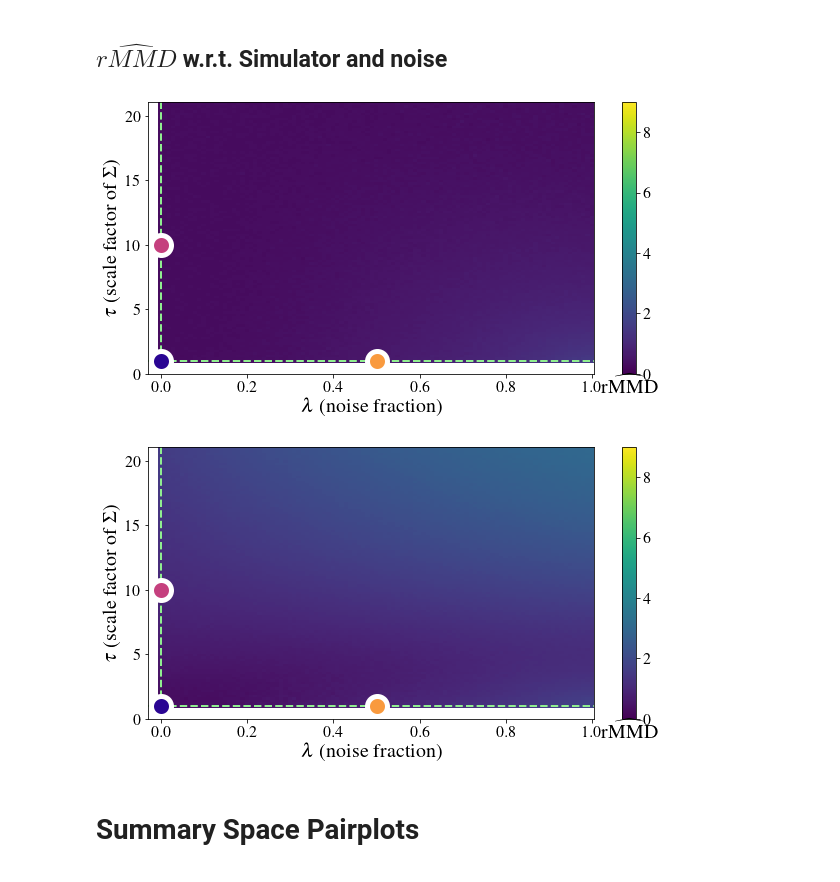
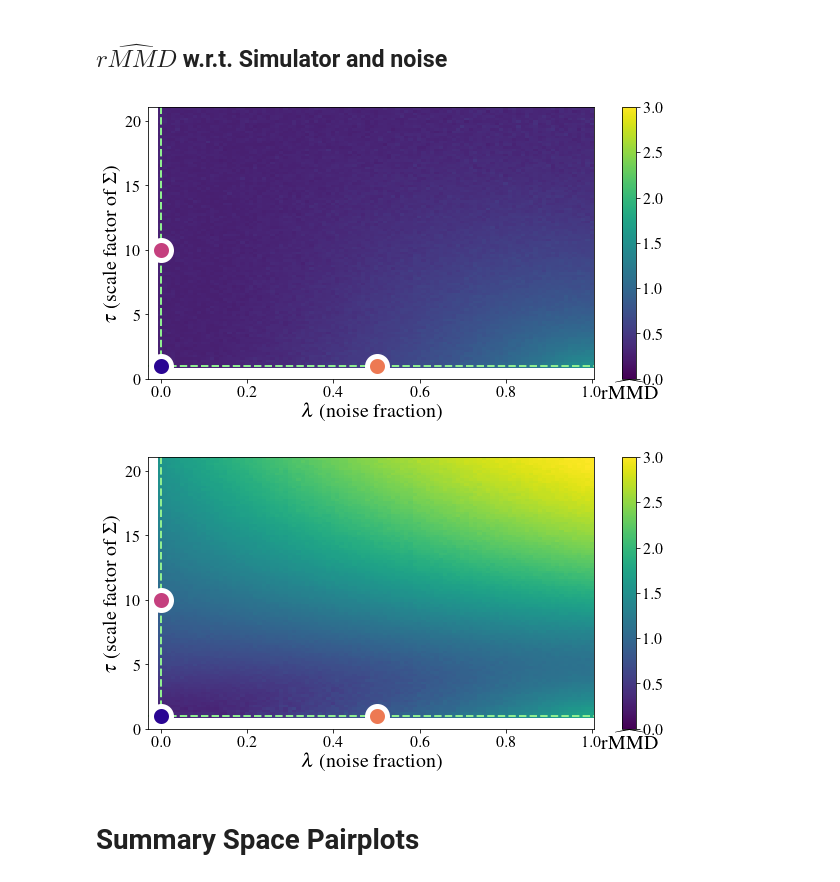
Before and after one commit to marvinschmitt/ModelMisspecificationBF, a Jupyter notebook: abf_mvn_means.ipynb, the cells around one changed output. Cells and saved outputs as stored; diff of their text form; code cells hidden in the pictures.

```diff
--- a/abf_mvn_means.ipynb
+++ b/abf_mvn_means.ipynb
@@ -36,8 +36,8 @@ from bayesflow.applications.simulators import GaussianMeanSimulator, Multivariat
 from abf_functions import *
 
 
-RERUN_GRID_EXPERIMENT = True
-RERUN_MMD_ERROR_EXPERIMENT = True
+RERUN_GRID_EXPERIMENT = False
+RERUN_MMD_ERROR_EXPERIMENT = False
 # %%
 plt.rcParams.update({
     "axes.labelsize" : 20,
@@ -69,10 +69,10 @@ colors = build_viridis_palette(20, base_palette="plasma")
 # %%
 color_codes = {
     "Prior location" : colors[4],
-    "Prior scale" : colors[18],
+    "Prior scale" : colors[17],
     "Prior location + scale" : colors[11],
     "Simulator" : colors[9],
-    "Noise" : colors[15],
+    "Noise" : colors[13],
     "No MMS" : colors[0]
 }
 sns.palplot(color_codes.values())
@@ -545,7 +545,7 @@ if RERUN_GRID_EXPERIMENT:
 
 MMD = np.load(f"data/MMD_grid_experiments/MVN_MMD_grid_sufficient_likelihood_noise.npy")
 plt.figure(figsize=(10, 5))
-plt.pcolor(lamda_list, tau_list, MMD.T, shading="nearest", rasterized=True, vmin=0, vmax=9)
+plt.pcolor(lamda_list, tau_list, MMD.T, shading="nearest", rasterized=True, vmin=0, vmax=3)
 
 plt.xlabel(r"$\lambda$ (noise fraction)")
 plt.ylabel(r"$\tau$ (scale factor of $\Sigma$)")
@@ -573,7 +573,7 @@ cbar.ax.set_xlabel(r"$\widehat{\mathrm{rMMD}}$")
 
 plt.savefig(f"plots/abf_mvn_means_sufficient_mmd_grid_likelihood_noise.{FILEFORMAT}", bbox_inches="tight", dpi=DPI)
 # %% [output]
-[figure, old version]
+[figure, new version]
 # %%
 n_tau = 101
 n_lamda = 101
@@ -606,35 +606,35 @@ if RERUN_GRID_EXPERIMENT:
 
 
 MMD = np.load(f"data/MMD_grid_experiments/MVN_MMD_grid_overcomplete_likelihood_noise.npy")
 plt.figure(figsize=(10, 5))
-plt.pcolor(lamda_list, tau_list, MMD.T, shading="nearest", rasterized=True, vmin=0, vmax=9)
+plt.pcolor(lamda_list, tau_list, MMD.T, shading="nearest", rasterized=True, vmin=0, vmax=3)
 
 plt.xlabel(r"$\lambda$ (noise fraction)")
 plt.ylabel(r"$\tau$ (scale factor of $\Sigma$)")
 
 plt.axvline(x=0.0, linestyle="--", color="lightgreen", alpha=1.00, linewidth=2)
 plt.axhline(y=1.0, linestyle="--", color="lightgreen", alpha=1.00, linewidth=2)
 
 
 plt.plot(0.5, 1, linewidth=10, alpha=1.0,
          marker="o", markersize=20, markeredgewidth=5.0, markeredgecolor="white", markerfacecolor = color_codes["Noise"]
         )
 plt.plot(0, 1, linewidth=10, alpha=1.0,
          marker="o", markersize=20, markeredgewidth=5.0, markeredgecolor="white", markerfacecolor = color_codes["No MMS"]
         )
 plt.plot(0, 10, linewidth=10, alpha=1.0,
          marker=MarkerStyle("o"), markersize=20, markeredgewidth=5.0, markeredgecolor="white", markerfacecolor = color_codes["Simulator"]
         )
 
 plt.xlim(-0.03)
 plt.ylim(0)
 
 cbar = plt.colorbar()
 cbar.ax.set_xlabel(r"$\widehat{\mathrm{rMMD}}$")
 
 plt.savefig(f"plots/abf_mvn_means_overcomplete_mmd_grid_likelihood_noise.{FILEFORMAT}", bbox_inches="tight", dpi=DPI)
 # %% [output]
-[figure, old version]
+[figure, new version]
 # %% [markdown]
 # Summary Space Pairplots
 # %% [markdown]
```
Also changed, not shown: parts of 17 cells of this notebook.
